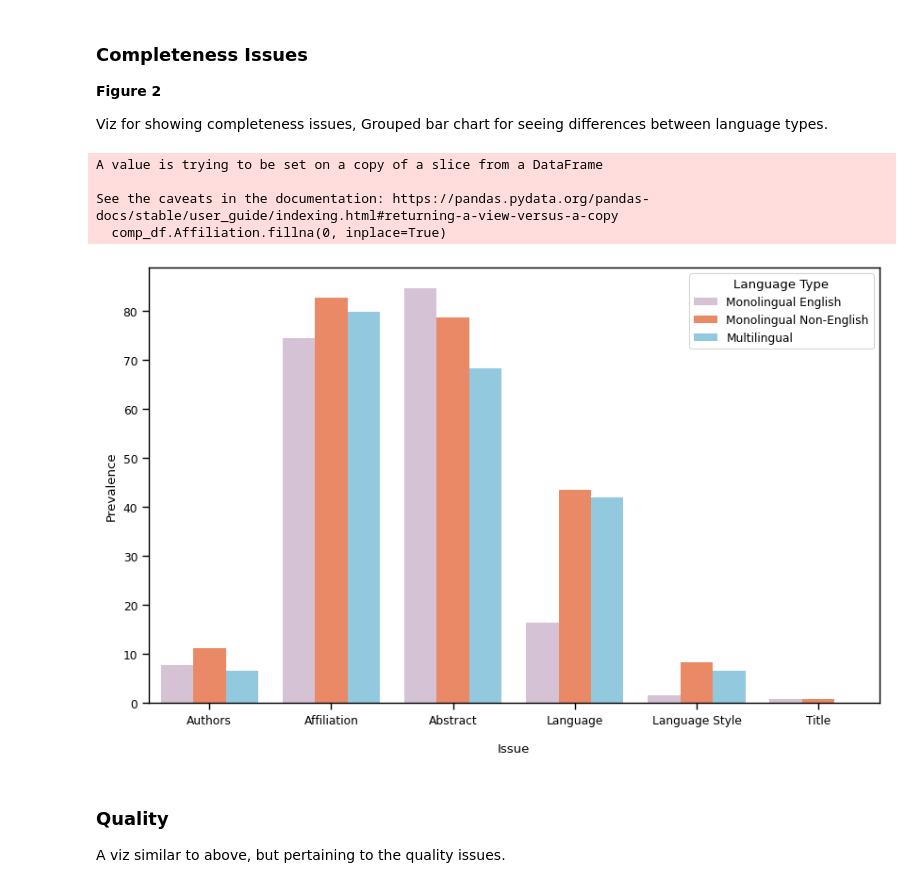
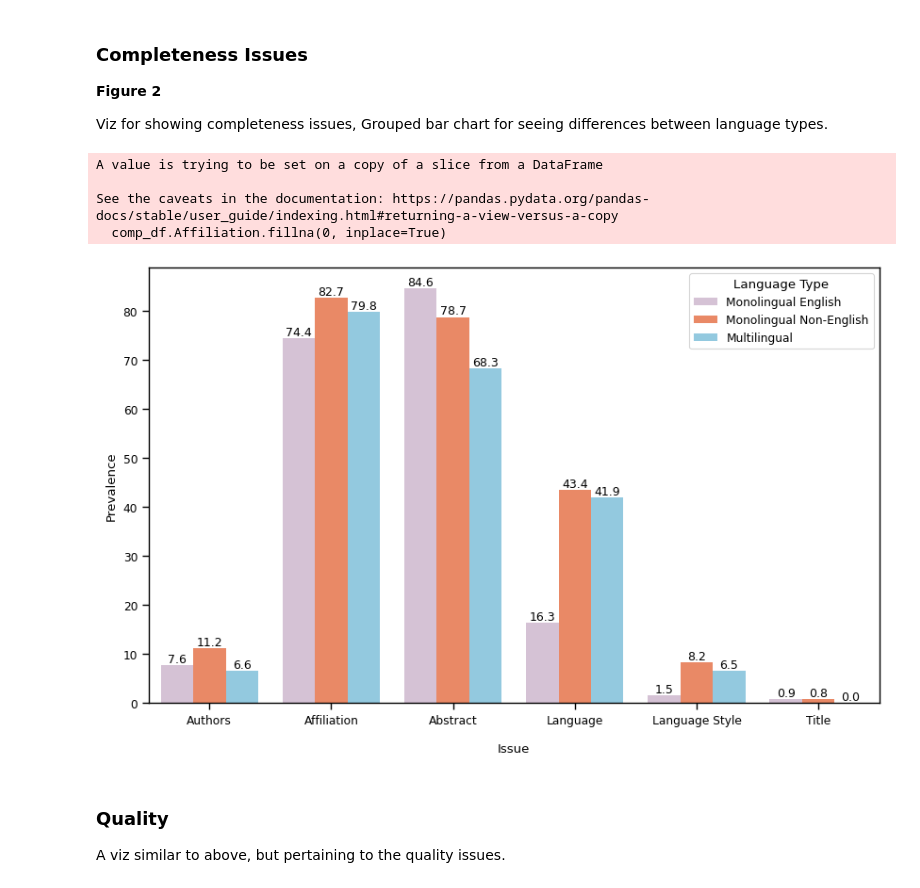
Before and after one commit to ShillyJWakes/crossref-metadata-heurestics, a Jupyter notebook: notebooks/visualizations_descriptives.ipynb, the cells around one changed output. Cells and saved outputs as stored; diff of their text form; code cells hidden in the pictures.

Commit message:
Updated viz; bar labels

```diff
--- a/notebooks/visualizations_descriptives.ipynb
+++ b/notebooks/visualizations_descriptives.ipynb
@@ -71,26 +71,28 @@ Viz for showing completeness issues, Grouped bar chart for seeing differences be
 # %%
 comp_df = df2[['Language Type', 'Authors', 'Affiliation', 'Abstract', 'Language', 'Language Style','Title']]
 issue_columns = ['Language Type', 'Authors', 'Affiliation', 'Abstract', 'Language', 'Language Style','Title']
 comp_df.Affiliation.fillna(0, inplace=True)
 grouped = comp_df.groupby('Language Type', observed=False)[issue_columns].mean(numeric_only=True).reset_index()
 melted = grouped.melt(id_vars='Language Type', var_name='issue', value_name='prevalence')
 melted['prevalence'] = melted.prevalence.map(lambda x: x*100)
 
-plt.figure(figsize=(10, 6))
+fig, ax = plt.subplots(figsize=(10, 6))
 sns.barplot(x='issue', y='prevalence', hue='Language Type', data=melted, palette=['thistle','coral', 'skyblue'],
             hue_order=['Monolingual English', 'Monolingual Non-English', 'Multilingual'])
+for container in ax.containers:
+    ax.bar_label(container, size=9, fmt='%.1f')
 #plt.title('Prevalence of Issues Across Language Types')
 plt.xlabel('Issue', labelpad=12.5)
 plt.ylabel('Prevalence')
 #plt.xticks(rotation=20)
 plt.savefig(figure_dir / 'comp_lang_type.png', format='png', dpi=600, bbox_inches='tight')
 plt.show()
 # %% [output]
 A value is trying to be set on a copy of a slice from a DataFrame
 
 See the caveats in the documentation: https://pandas.pydata.org/pandas-docs/stable/user_guide/indexing.html#returning-a-view-versus-a-copy
   comp_df.Affiliation.fillna(0, inplace=True)
-[figure, old version]
+[figure, new version]
 # %% [markdown]
 ### Quality
 
```
Also changed, not shown: parts of 1 cell of this notebook, 2 other files.
